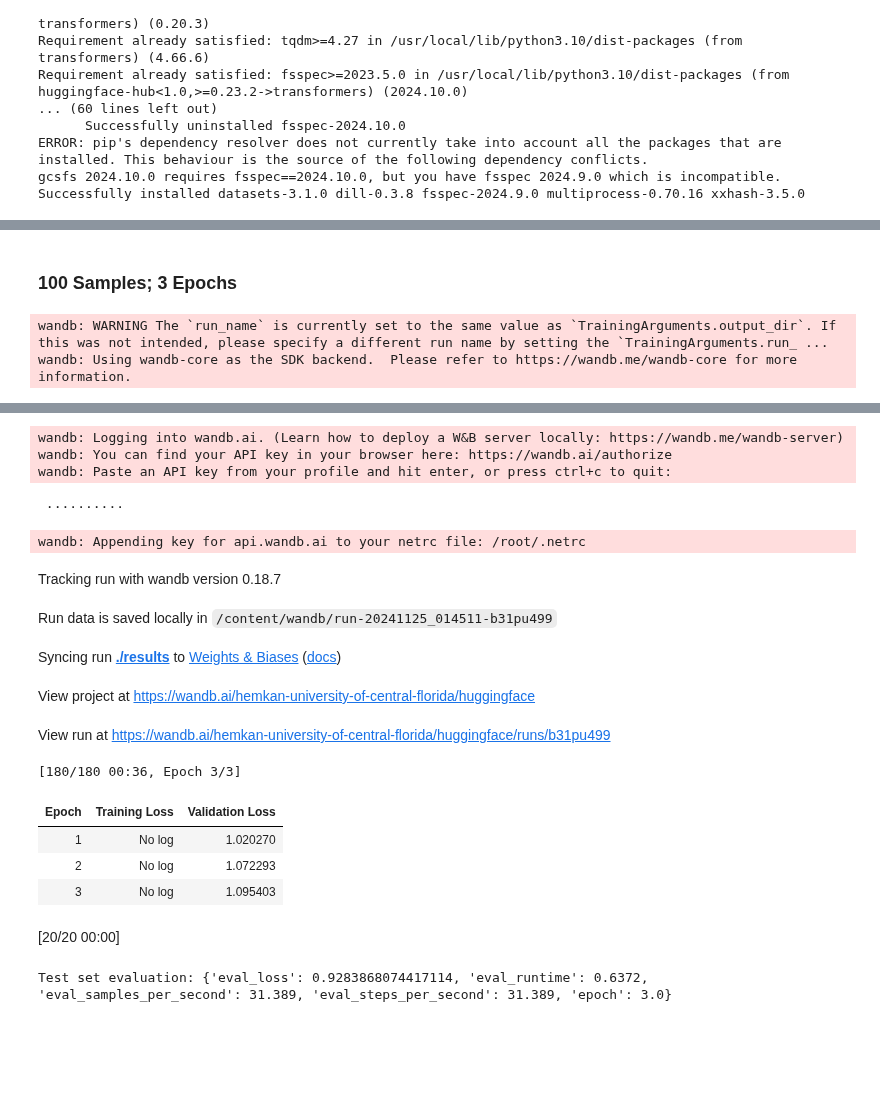
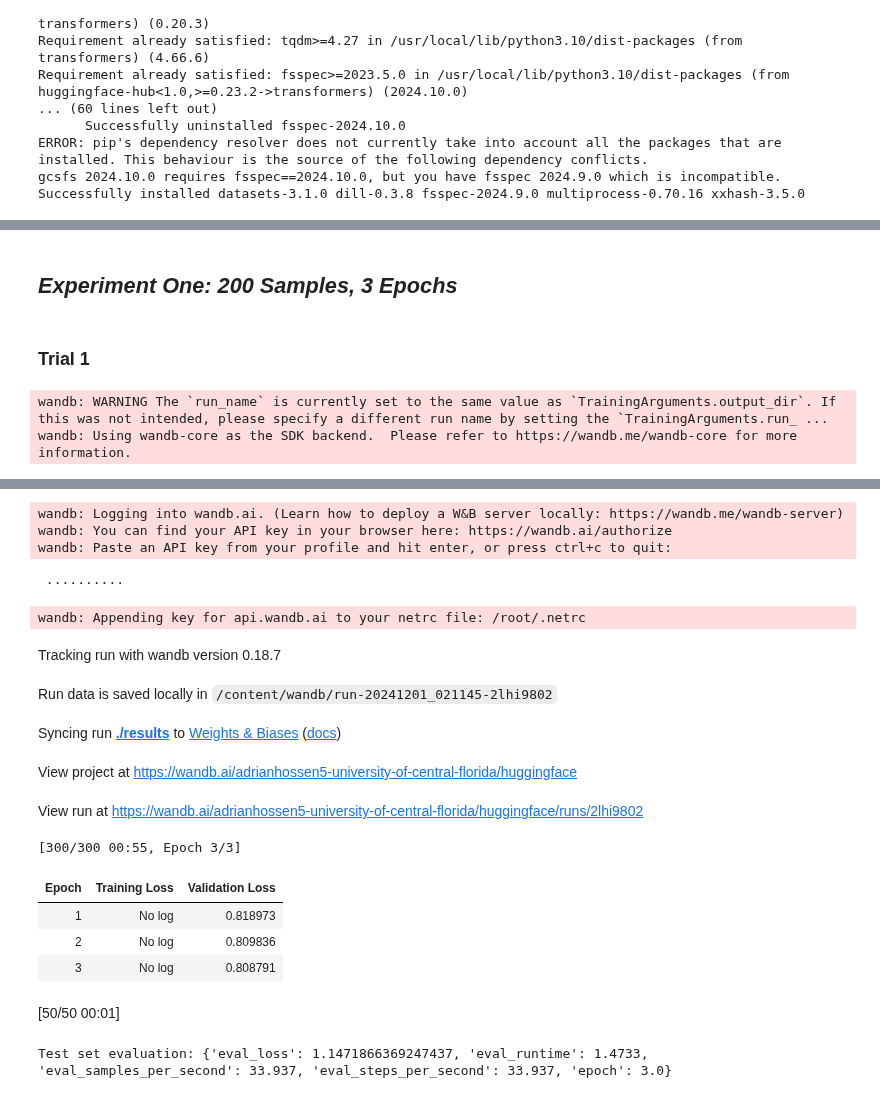
Before and after one commit to almond5/CAP5510_Datasets, a Jupyter notebook: qna_method/qna_bert.ipynb, the cells around one changed output, grey strips where cells are left out. Cells and saved outputs as stored; diff of their text form; code cells hidden in the pictures; blank space fills up the shorter version.

```diff
--- a/qna_method/qna_bert.ipynb
+++ b/qna_method/qna_bert.ipynb
@@ -40,5 +49,7 @@ You should probably TRAIN this model on a down-stream task to be able to use it
 # %% [markdown]
-### 100 Samples; 3 Epochs
+## **_Experiment One: 200 Samples, 3 Epochs_**
+# %% [markdown]
+### **Trial 1**
 # %%
 # Preprocess the dataset
 def preprocess_function(examples):
@@ -56,13 +67,13 @@ def preprocess_function(examples):
     return model_inputs
 
 # Select a small subset of the dataset for demonstration
-small_ds = ds['train'].select(range(100))
+small_ds = ds['train'].select(range(200))
 tokenized_ds = small_ds.map(preprocess_function, batched=True)
 
 # Split the dataset into training, validation, and test sets
-train_size = 60
-val_size = 20
-test_size = 20
+train_size = 100
+val_size = 50
+test_size = 50
 
 train_dataset, val_dataset, test_dataset = torch.utils.data.random_split(
     tokenized_ds, [train_size, val_size, test_size]
@@ -73,48 +84,48 @@ training_args = TrainingArguments(
     output_dir="./results",
     evaluation_strategy="epoch",
     learning_rate=2e-6,
-    num_train_epochs=3,
+    num_train_epochs=5,
     per_device_train_batch_size=1,
     per_device_eval_batch_size=1,
     weight_decay=0.01,
 )
 
 # Initialize the Trainer
 trainer = Trainer(
     model=model,
     args=training_args,
     train_dataset=train_dataset,
     eval_dataset=val_dataset,
     tokenizer=tokenizer,
 )
 
 # Train the model
 trainer.train()
 
 # Evaluate the model
 metrics = trainer.evaluate(eval_dataset=test_dataset)
 print("Test set evaluation:", metrics)
 # %% [output]
 wandb: WARNING The `run_name` is currently set to the same value as `TrainingArguments.output_dir`. If this was not intended, please specify a different run name by setting the `TrainingArguments.run_ ...
 wandb: Using wandb-core as the SDK backend.  Please refer to https://wandb.me/wandb-core for more information.
 [interactive output not drawn]
 wandb: Logging into wandb.ai. (Learn how to deploy a W&B server locally: https://wandb.me/wandb-server)
 wandb: You can find your API key in your browser here: https://wandb.ai/authorize
 wandb: Paste an API key from your profile and hit enter, or press ctrl+c to quit:
  ··········
 wandb: Appending key for api.wandb.ai to your netrc file: /root/.netrc
 Tracking run with wandb version 0.18.7
-Run data is saved locally in /content/wandb/run-20241125_014511-b31pu499
+Run data is saved locally in /content/wandb/run-20241201_021145-2lhi9802
 Syncing run ./results to Weights & Biases (docs)
-View project at https://wandb.ai/hemkan-university-of-central-florida/huggingface
+View project at https://wandb.ai/adrianhossen5-university-of-central-florida/huggingface
-View run at https://wandb.ai/hemkan-university-of-central-florida/huggingface/runs/b31pu499
+View run at https://wandb.ai/adrianhossen5-university-of-central-florida/huggingface/runs/2lhi9802
-[180/180 00:36, Epoch 3/3]
+[300/300 00:55, Epoch 3/3]
 | Epoch | Training Loss | Validation Loss |
-| 1 | No log | 1.020270 |
-| 2 | No log | 1.072293 |
-| 3 | No log | 1.095403 |
+| 1 | No log | 0.818973 |
+| 2 | No log | 0.809836 |
+| 3 | No log | 0.808791 |
-[20/20 00:00]
+[50/50 00:01]
-Test set evaluation: {'eval_loss': 0.9283868074417114, 'eval_runtime': 0.6372, 'eval_samples_per_second': 31.389, 'eval_steps_per_second': 31.389, 'epoch': 3.0}
+Test set evaluation: {'eval_loss': 1.1471866369247437, 'eval_runtime': 1.4733, 'eval_samples_per_second': 33.937, 'eval_steps_per_second': 33.937, 'epoch': 3.0}
 # %%
 # Generate predictions
 def prediction_answer(question, context):
```
Also changed, not shown: parts of 33 cells of this notebook.
